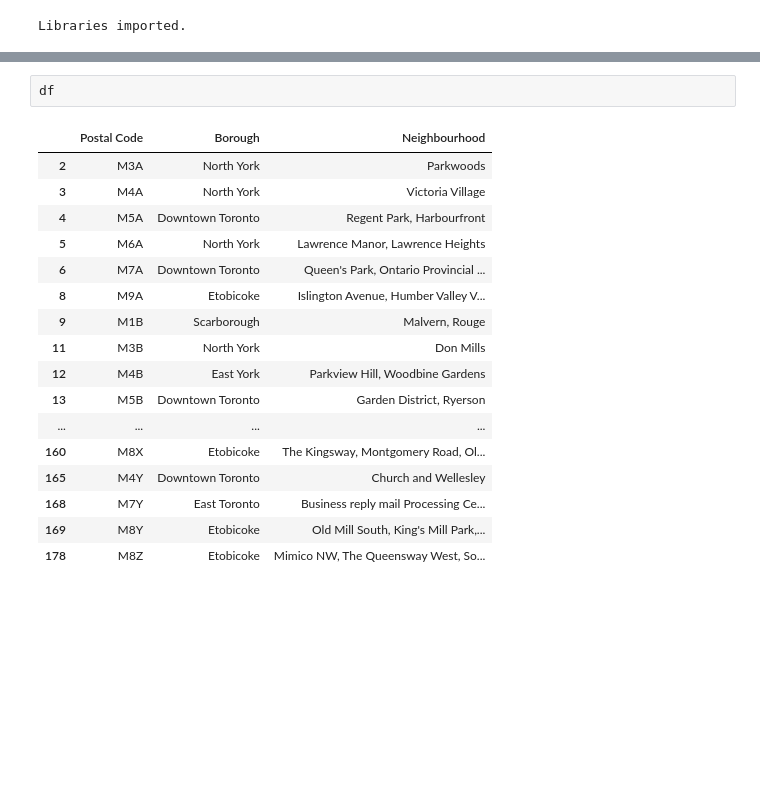
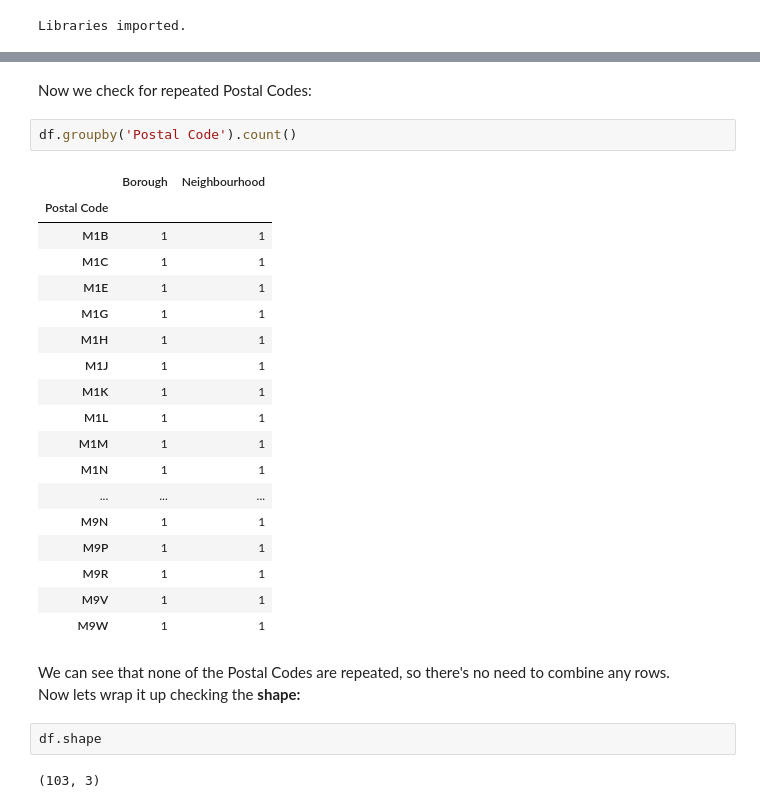
Before and after one commit to GSntna/Coursera_Capstone, a Jupyter notebook: Neighborhoods in Toronto, Canada.ipynb, the cells around one changed output, grey strips where cells are left out. Cells and saved outputs as stored; diff of their text form; blank space fills up the shorter version.

```diff
--- a/Neighborhoods in Toronto, Canada.ipynb
+++ b/Neighborhoods in Toronto, Canada.ipynb
@@ -52,20 +60,30 @@ df = df[df.Borough != 'Not assigned']
+# %% [markdown]
+Now we check for repeated Postal Codes:
+# %%
+df.groupby('Postal Code').count()
+# %% [output]
+|  | Borough | Neighbourhood |
+| Postal Code |  |  |
+| M1B | 1 | 1 |
+| M1C | 1 | 1 |
+| M1E | 1 | 1 |
+| M1G | 1 | 1 |
+| M1H | 1 | 1 |
+| M1J | 1 | 1 |
+| M1K | 1 | 1 |
+| M1L | 1 | 1 |
+| M1M | 1 | 1 |
+| M1N | 1 | 1 |
+| ... | ... | ... |
+| M9N | 1 | 1 |
+| M9P | 1 | 1 |
+| M9R | 1 | 1 |
+| M9V | 1 | 1 |
+| M9W | 1 | 1 |
+# %% [markdown]
+We can see that none of the Postal Codes are repeated, so there's no need to combine any rows.<br>
+Now lets wrap it up checking the <b>shape<b>:
 # %%
-df
+df.shape
 # %% [output]
-|  | Postal Code | Borough | Neighbourhood |
-| 2 | M3A | North York | Parkwoods |
-| 3 | M4A | North York | Victoria Village |
-| 4 | M5A | Downtown Toronto | Regent Park, Harbourfront |
-| 5 | M6A | North York | Lawrence Manor, Lawrence Heights |
-| 6 | M7A | Downtown Toronto | Queen's Park, Ontario Provincial ... |
-| 8 | M9A | Etobicoke | Islington Avenue, Humber Valley V... |
-| 9 | M1B | Scarborough | Malvern, Rouge |
-| 11 | M3B | North York | Don Mills |
-| 12 | M4B | East York | Parkview Hill, Woodbine Gardens |
-| 13 | M5B | Downtown Toronto | Garden District, Ryerson |
-| ... | ... | ... | ... |
-| 160 | M8X | Etobicoke | The Kingsway, Montgomery Road, Ol... |
-| 165 | M4Y | Downtown Toronto | Church and Wellesley |
-| 168 | M7Y | East Toronto | Business reply mail Processing Ce... |
-| 169 | M8Y | Etobicoke | Old Mill South, King's Mill Park,... |
-| 178 | M8Z | Etobicoke | Mimico NW, The Queensway West, So... |
+(103, 3)
```
Also changed, not shown: parts of 4 cells of this notebook.
